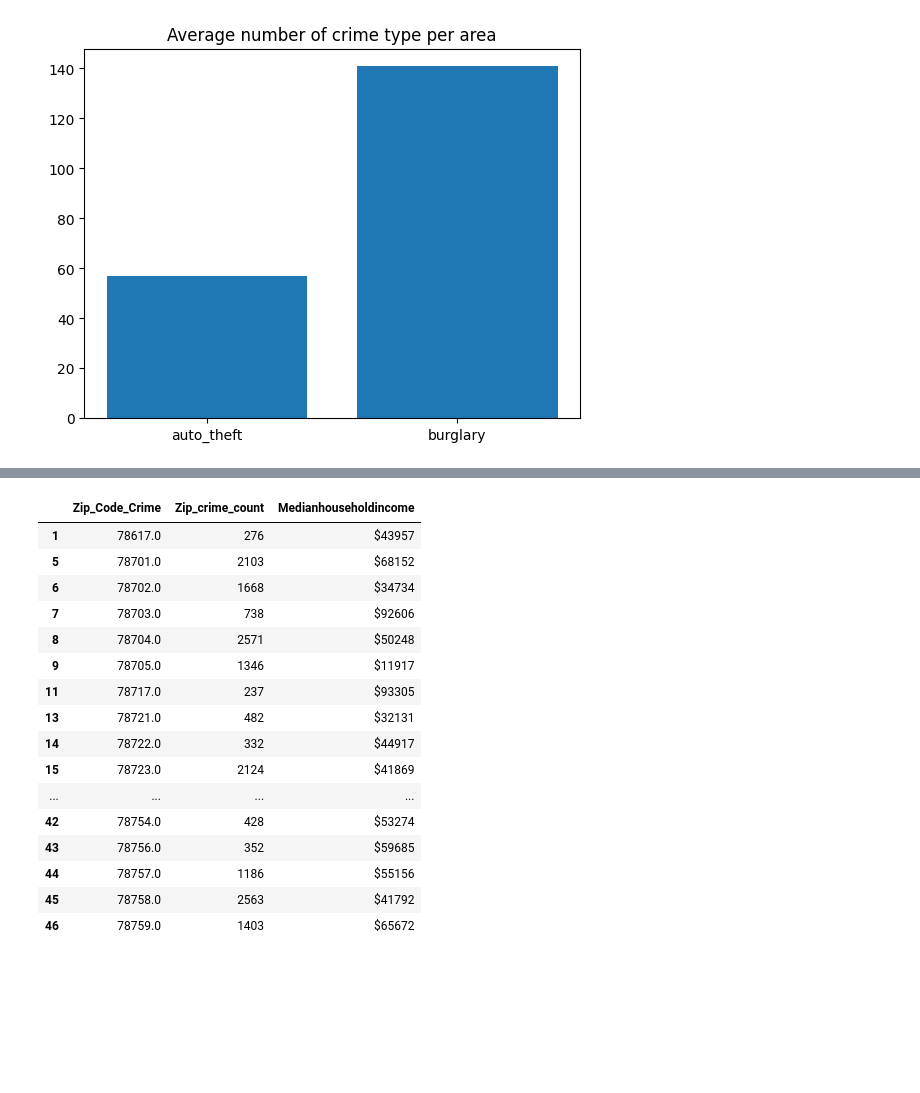
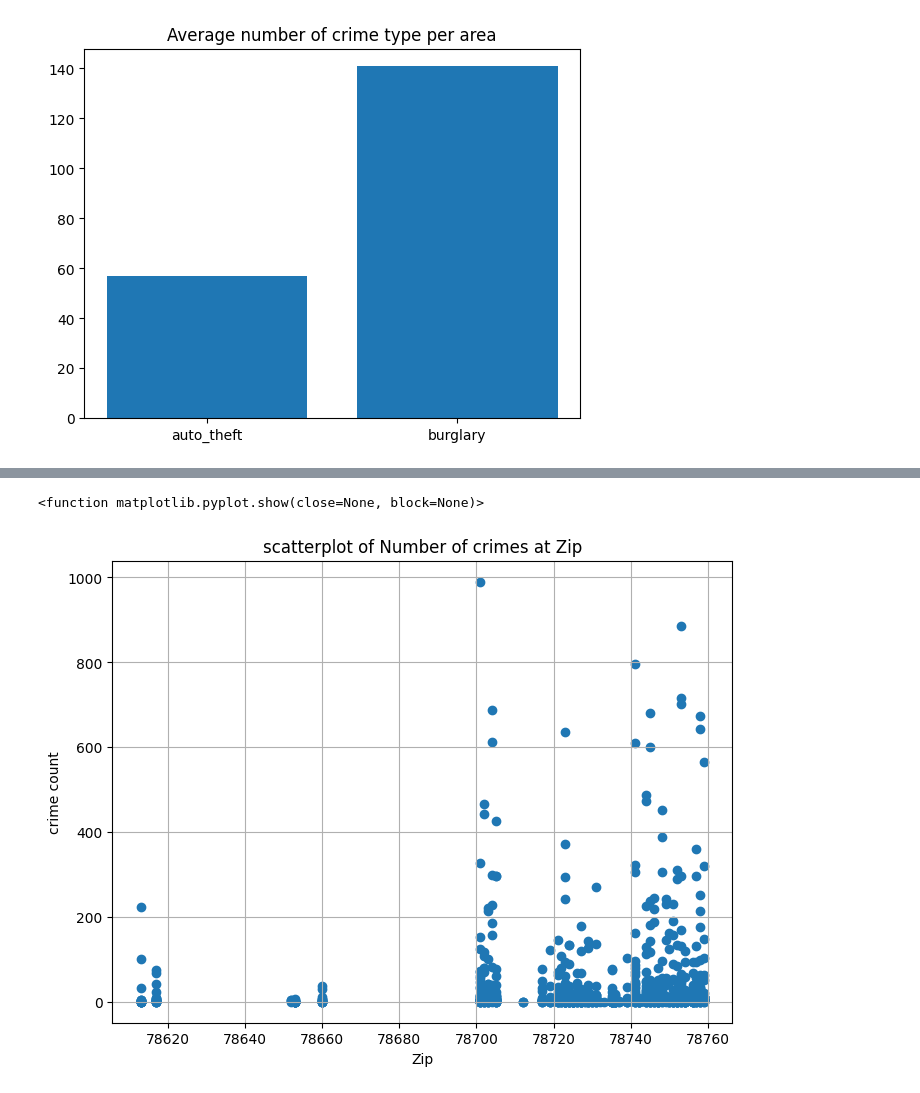
Before and after one commit to beaumartin25/cs5830_project2, a Jupyter notebook: project2.ipynb, the cells around one changed output, grey strips where cells are left out. Drawn from its saved outputs; the diff is of its cells as text; code cells hidden in the pictures; blank space fills up the shorter version.

```diff
--- a/project2.ipynb
+++ b/project2.ipynb
@@ -183,23 +155,14 @@ sns.scatterplot(data = crime_zip_income, x = 'Medianhouseholdincome', y='Zip_cri
-# %%
-crime_zip_income.dropna()
-# scatter plot of crimes committed vs median household income
-
-#box plot of crimes commited in the zip code
-# %% [output]
-|  | Zip_Code_Crime | Zip_crime_count | Medianhouseholdincome |
-| 1 | 78617.0 | 276 | $43957 |
-| 5 | 78701.0 | 2103 | $68152 |
-| 6 | 78702.0 | 1668 | $34734 |
-| 7 | 78703.0 | 738 | $92606 |
-| 8 | 78704.0 | 2571 | $50248 |
-| 9 | 78705.0 | 1346 | $11917 |
-| 11 | 78717.0 | 237 | $93305 |
-| 13 | 78721.0 | 482 | $32131 |
-| 14 | 78722.0 | 332 | $44917 |
-| 15 | 78723.0 | 2124 | $41869 |
-| ... | ... | ... | ... |
-| 42 | 78754.0 | 428 | $53274 |
-| 43 | 78756.0 | 352 | $59685 |
-| 44 | 78757.0 | 1186 | $55156 |
-| 45 | 78758.0 | 2563 | $41792 |
-| 46 | 78759.0 | 1403 | $65672 |
+# %%
+crime_type_counts = crime_housing_df.groupby(['Highest_Offense_Desc', 'Zip_Code_Crime']).size().reset_index(name='Crime_Count')
+crime_type_counts
+
+plt.figure(figsize=(8,6))
+plt.scatter(crime_type_counts['Zip_Code_Crime'], crime_type_counts['Crime_Count'])
+plt.title('scatterplot of Number of crimes at Zip')
+plt.xlabel('Zip')
+plt.ylabel('crime count')
+plt.grid(True)
+plt.show
+# %% [output]
+<function matplotlib.pyplot.show(close=None, block=None)>
+[figure, added]
```
Also changed, not shown: parts of 8 cells of this notebook.
